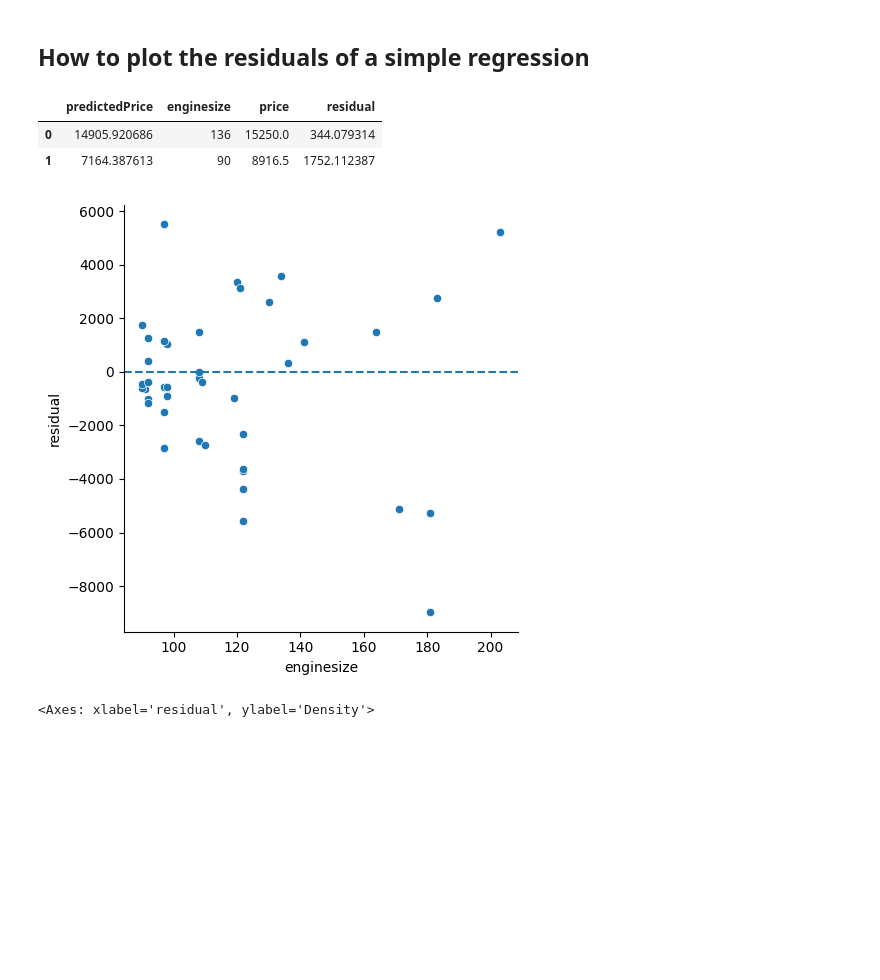
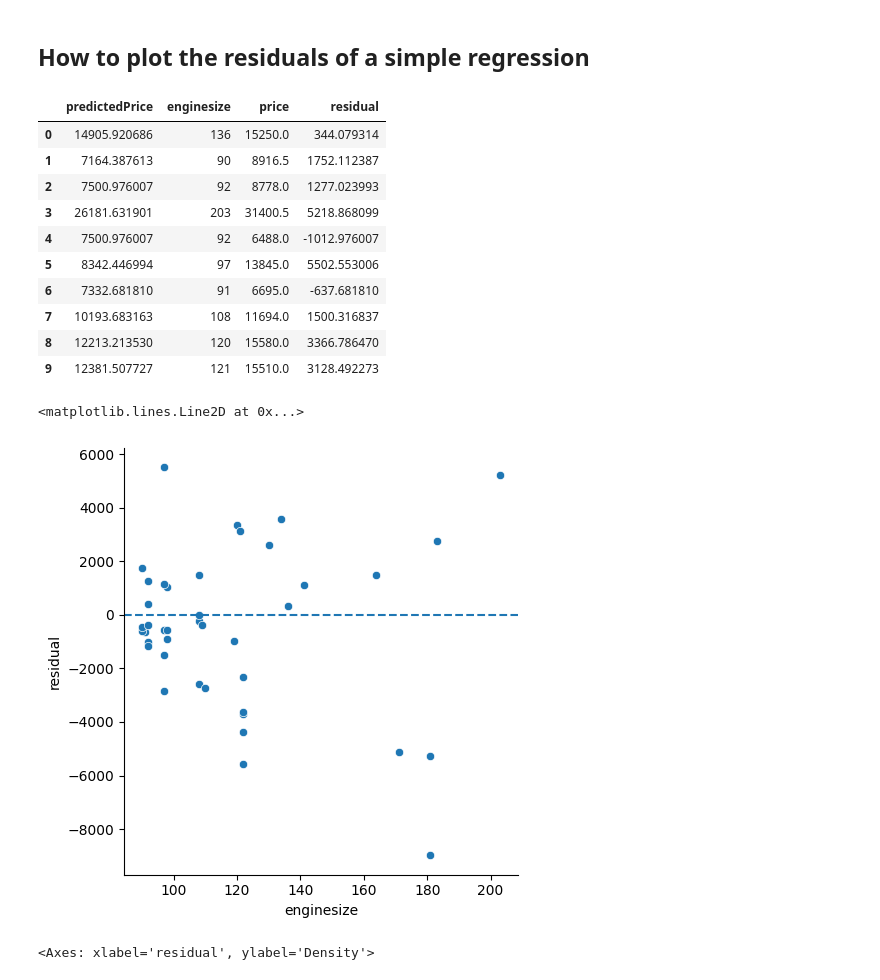
Before and after one commit to ncrowder/python, a Jupyter notebook: murach_data_analysis/class_demos/multiple_regression.ipynb, the cells around one changed output. Saved outputs shown, nothing was run; the diff lists cells and outputs as text; code cells hidden in the pictures; blank space fills up the shorter version.

```diff
--- a/murach_data_analysis/class_demos/multiple_regression.ipynb
+++ b/murach_data_analysis/class_demos/multiple_regression.ipynb
@@ -5,8 +8,10 @@ import pandas as pd
 import seaborn as sns
 # %% [markdown]
 ## The Cars dataset
+# %%
+path = r'https://raw.githubusercontent.com/ncrowder/python/refs/heads/main/data/cars.csv'
 # %%
-carsData = pd.read_csv('cars.csv')
+carsData = pd.read_csv(path)
 # %%
 carsData.head()
 # %% [output]
@@ -85,16 +90,25 @@ final[['enginesize','price','predictedPrice']].head()
 ## How to plot the residuals of a simple regression
 # %%
 final['residual'] = final['price'] - final['predictedPrice']
-final.head(2)
+final.head(10)
 # %% [output]
 |  | predictedPrice | enginesize | price | residual |
 | 0 | 14905.920686 | 136 | 15250.0 | 344.079314 |
 | 1 | 7164.387613 | 90 | 8916.5 | 1752.112387 |
+| 2 | 7500.976007 | 92 | 8778.0 | 1277.023993 |
+| 3 | 26181.631901 | 203 | 31400.5 | 5218.868099 |
+| 4 | 7500.976007 | 92 | 6488.0 | -1012.976007 |
+| 5 | 8342.446994 | 97 | 13845.0 | 5502.553006 |
+| 6 | 7332.681810 | 91 | 6695.0 | -637.681810 |
+| 7 | 10193.683163 | 108 | 11694.0 | 1500.316837 |
+| 8 | 12213.213530 | 120 | 15580.0 | 3366.786470 |
+| 9 | 12381.507727 | 121 | 15510.0 | 3128.492273 |
 # %%
 g = sns.relplot(data=final, x='enginesize', y='residual', kind='scatter')
-for ax in g.axes.flat:
-    ax.axhline(0, ls='--')
+ax = g.axes.flatten()
+ax[0].axhline(0, ls='--')
 # %% [output]
+<matplotlib.lines.Line2D at 0x...>
 [figure]
 # %%
 sns.kdeplot(data=final, x='residual')
```
Also changed, not shown: parts of 18 cells of this notebook.
